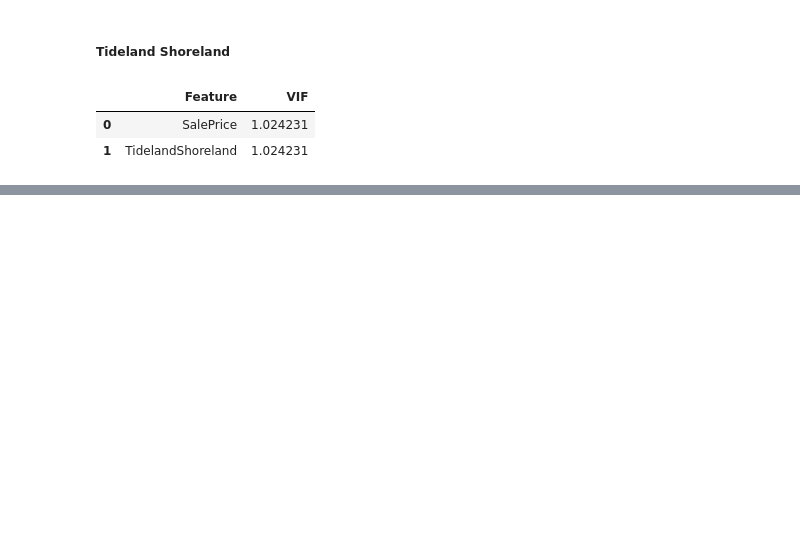
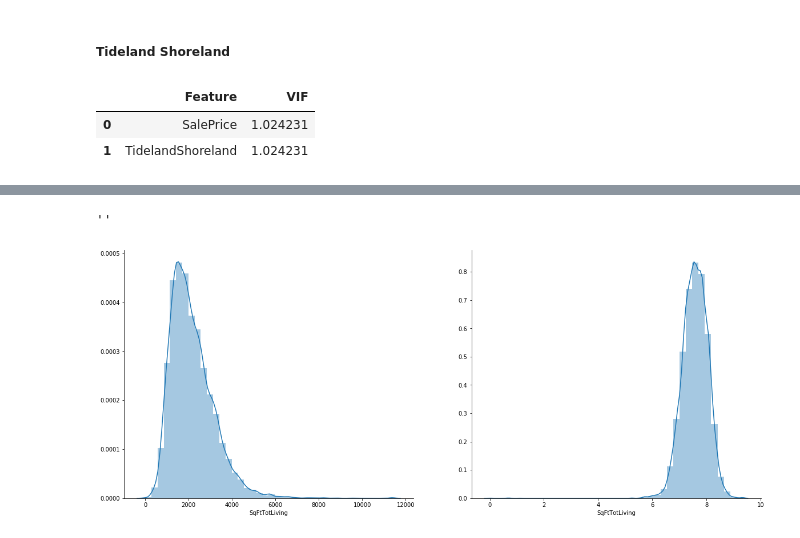
Before and after one commit to sam-thurman/king_county_housing, a Jupyter notebook: notebooks/exploratory/sam_exploratory_2.ipynb, the cells around one changed output, grey strips where cells are left out. Cells and saved outputs as stored; diff of their text form; code cells hidden in the pictures; blank space fills up the shorter version.

```diff
--- a/notebooks/exploratory/sam_exploratory_2.ipynb
+++ b/notebooks/exploratory/sam_exploratory_2.ipynb
@@ -323,0 +296,10 @@ stat_helpers.bootstrapped_ttest_bin(groomed_df, 'TidelandShoreland')
+# %%
+fig, axs = plt.subplots(1,2, figsize=(20,8))
+sns.despine()
+
+sns.distplot(groomed_df['SqFtTotLiving'], bins=40, ax=axs[0])
+sns.distplot(np.log(groomed_df['SqFtTotLiving']), bins=40, ax=axs[1])
+;
+# %% [output]
+''
+[figure, added]
```
Also changed, not shown: parts of 41 cells of this notebook, 3 other files.
